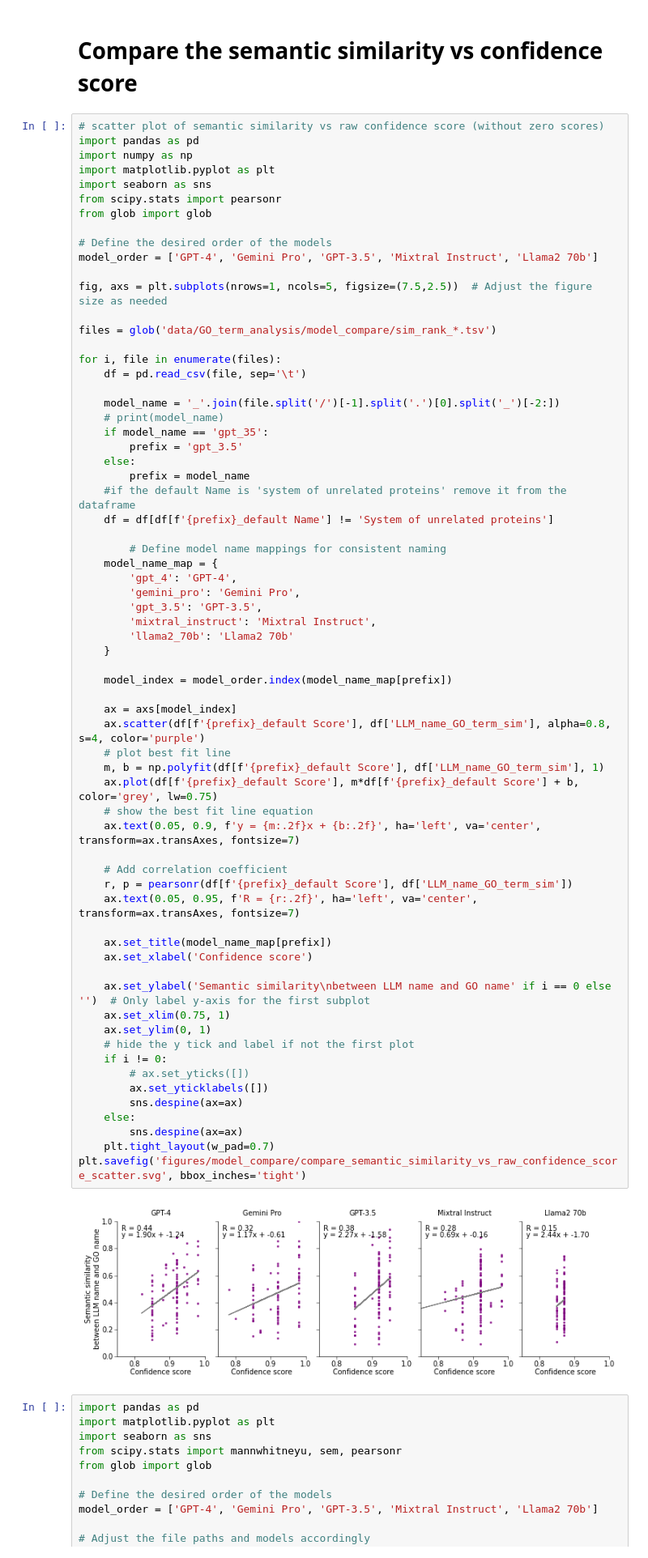
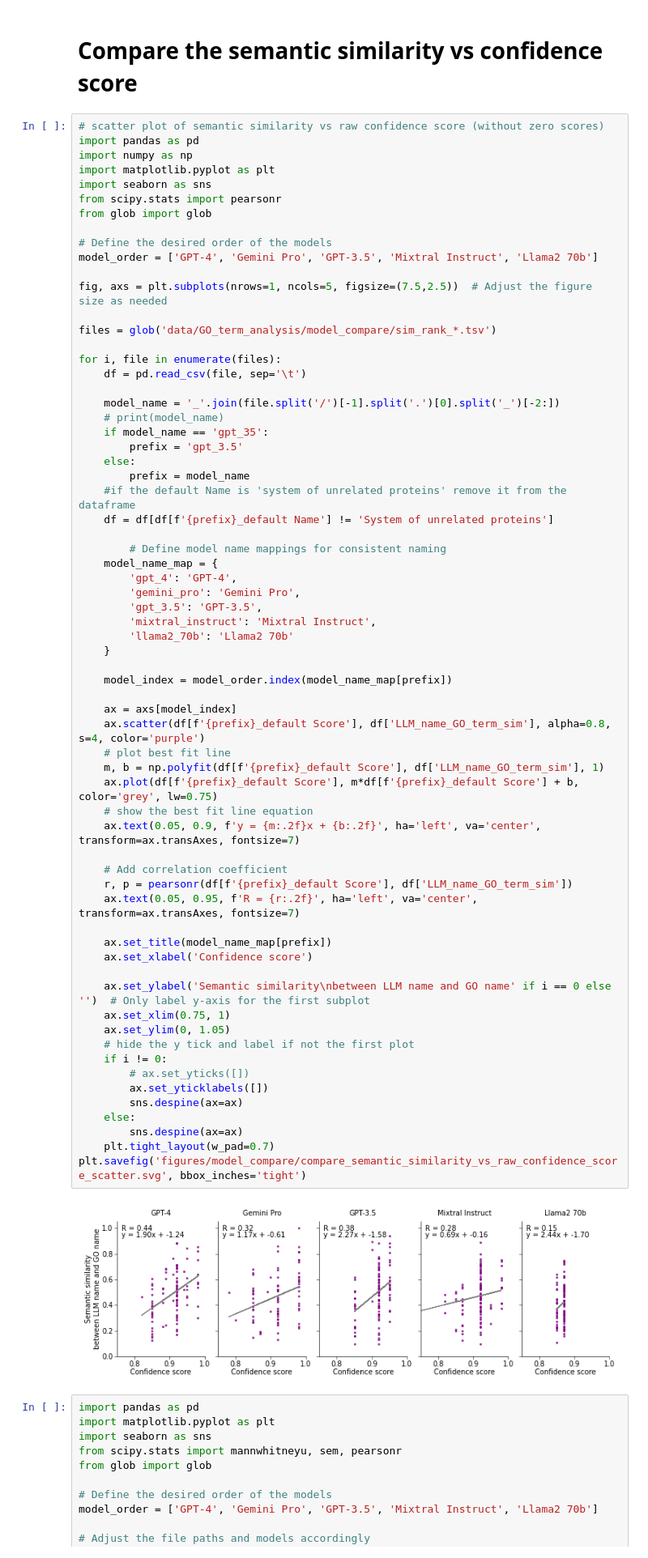
Before and after one commit to idekerlab/llm_evaluation_for_gene_set_interpretation, a Jupyter notebook: 3A.[model compare]compare_semantic_similarity.ipynb, the cells around one changed output. Shown at 81% size. Cells and saved outputs as stored; diff of their text form.

```diff
--- a/3A.[model compare]compare_semantic_similarity.ipynb
+++ b/3A.[model compare]compare_semantic_similarity.ipynb
@@ -205,35 +205,35 @@ for i, file in enumerate(files):
 
     model_index = model_order.index(model_name_map[prefix])
 
     ax = axs[model_index]
     ax.scatter(df[f'{prefix}_default Score'], df['LLM_name_GO_term_sim'], alpha=0.8, s=4, color='purple')
     # plot best fit line
     m, b = np.polyfit(df[f'{prefix}_default Score'], df['LLM_name_GO_term_sim'], 1)
     ax.plot(df[f'{prefix}_default Score'], m*df[f'{prefix}_default Score'] + b, color='grey', lw=0.75)
     # show the best fit line equation
     ax.text(0.05, 0.9, f'y = {m:.2f}x + {b:.2f}', ha='left', va='center', transform=ax.transAxes, fontsize=7)
 
     # Add correlation coefficient
     r, p = pearsonr(df[f'{prefix}_default Score'], df['LLM_name_GO_term_sim'])
     ax.text(0.05, 0.95, f'R = {r:.2f}', ha='left', va='center', transform=ax.transAxes, fontsize=7)
 
     ax.set_title(model_name_map[prefix])
     ax.set_xlabel('Confidence score')
 
     ax.set_ylabel('Semantic similarity\nbetween LLM name and GO name' if i == 0 else '')  # Only label y-axis for the first subplot
     ax.set_xlim(0.75, 1)
-    ax.set_ylim(0, 1)
+    ax.set_ylim(0, 1.05)
     # hide the y tick and label if not the first plot
     if i != 0:
         # ax.set_yticks([])
         ax.set_yticklabels([])
         sns.despine(ax=ax)
     else:
         sns.despine(ax=ax)
     plt.tight_layout(w_pad=0.7)
 plt.savefig('figures/model_compare/compare_semantic_similarity_vs_raw_confidence_score_scatter.svg', bbox_inches='tight')
 # %% [output]
-[figure, old version]
+[figure, new version]
 # %%
 import pandas as pd
 import matplotlib.pyplot as plt
```
Also changed, not shown: 2 other files.
